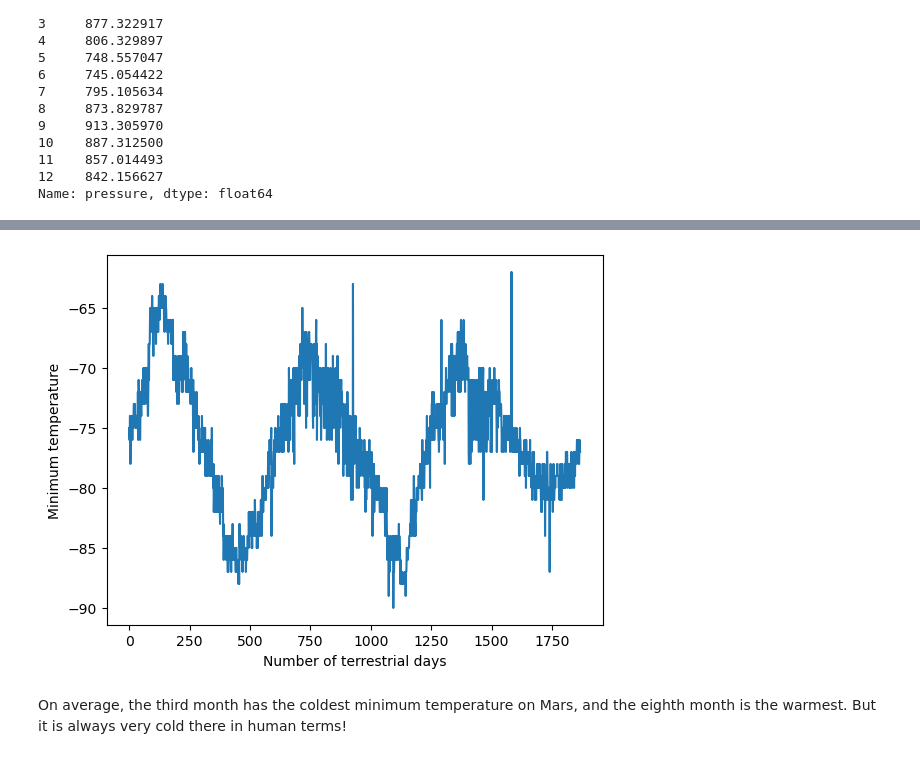
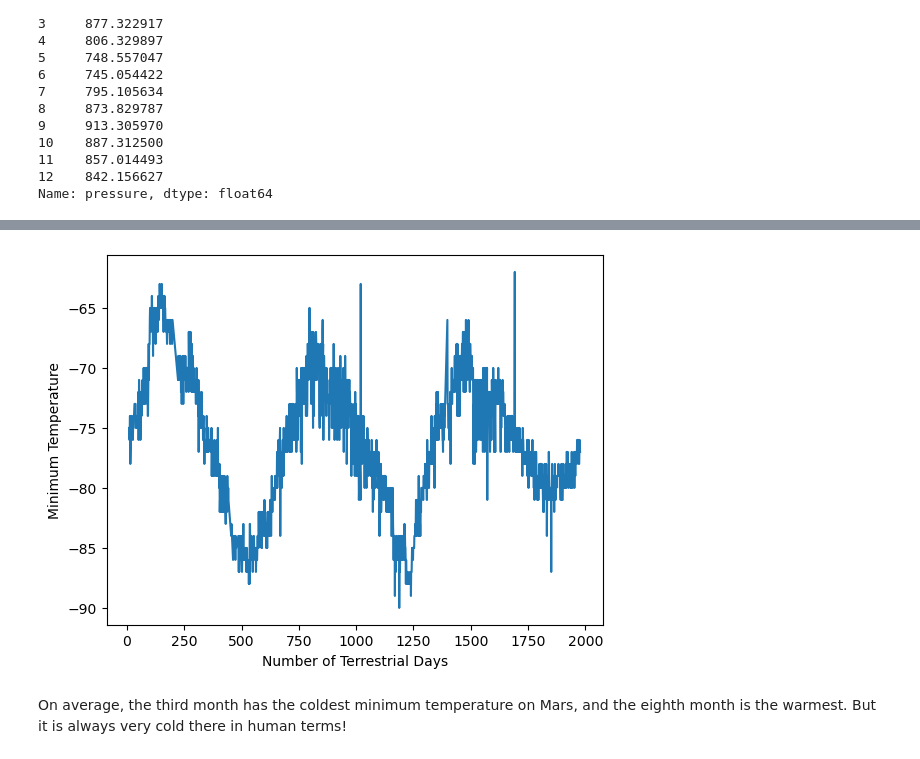
Before and after one commit to Lilnessa/module11_challenge, a Jupyter notebook: part_2_mars_weather.ipynb, the cells around one changed output, grey strips where cells are left out. Drawn from its saved outputs; the diff is of its cells as text; code cells hidden in the pictures.

```diff
--- a/part_2_mars_weather.ipynb
+++ b/part_2_mars_weather.ipynb
@@ -245,7 +266,17 @@ Name: pressure, dtype: float64
 # %%
 # 5. How many terrestrial (earth) days are there in a Martian year?
+x = mars_data_df.loc[:,'sol']
+# x
+y = mars_data_df.loc[:, 'min_temp']
+# y
+
+plt.plot(x,y)
+plt.xlabel('Number of Terrestrial Days')
+plt.ylabel('Minimum Temperature')
+
+plt.show()
 # %% [output]
-[figure, old version]
+[figure, new version]
 # %% [markdown]
 On average, the third month has the coldest minimum temperature on Mars, and the eighth month is the warmest. But it is always very cold there in human terms!
 # %% [markdown]
```
Also changed, not shown: parts of 6 cells of this notebook, 1 other file.
